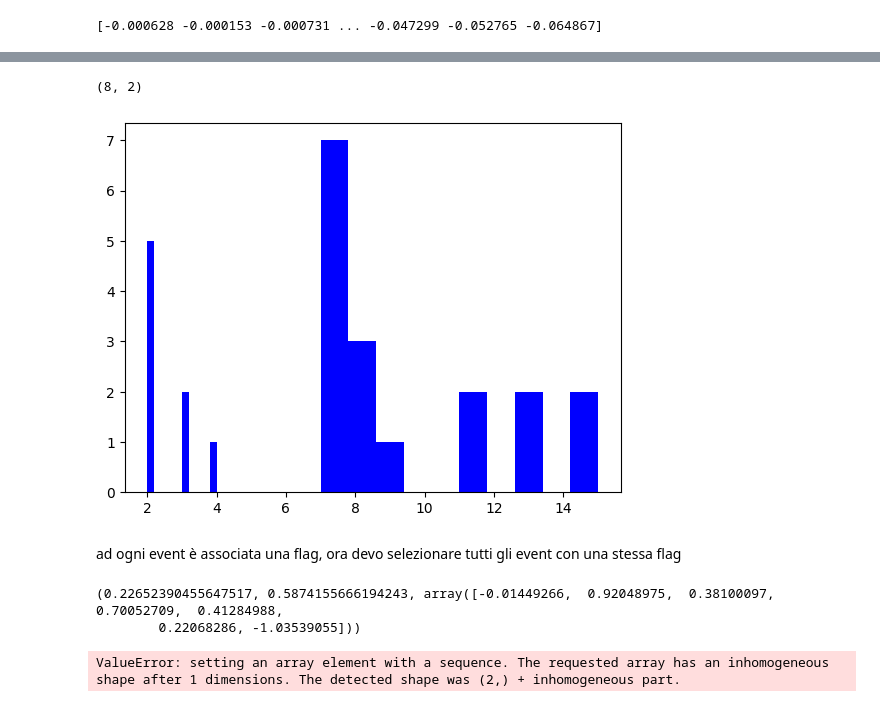
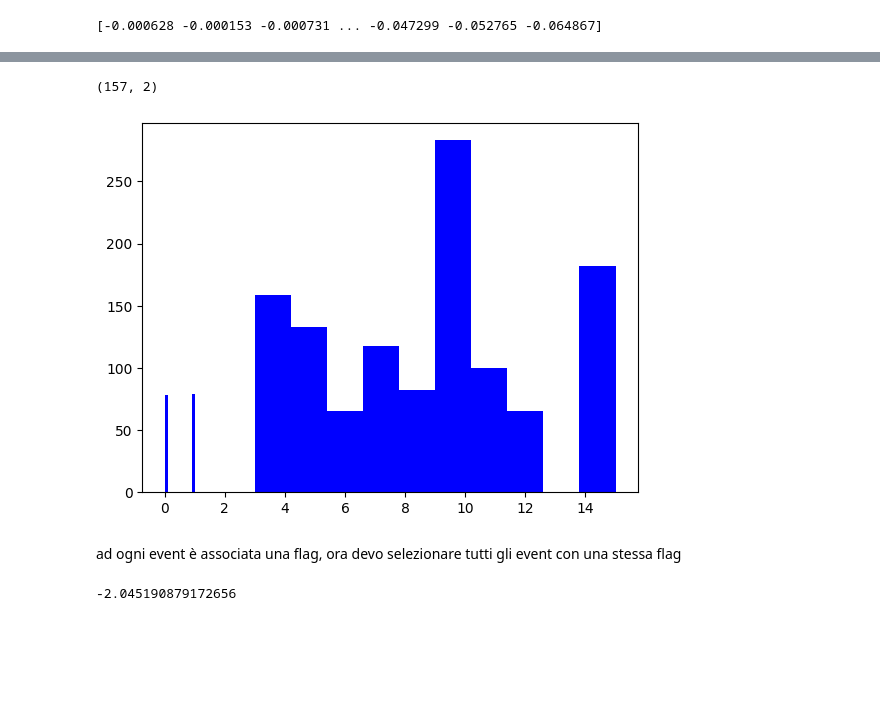
Before and after one commit to 0-DvD-0/Sfera, a Jupyter notebook: Jupyter/timing_waveforms_Co.ipynb, the cells around one changed output, grey strips where cells are left out. Drawn from its saved outputs; the diff is of its cells as text; code cells hidden in the pictures; blank space fills up the shorter version.

Commit message:
prima bozza di matrice di offset

```diff
--- a/Jupyter/timing_waveforms_Co.ipynb
+++ b/Jupyter/timing_waveforms_Co.ipynb
@@ -9,5 +11,5 @@ from sklearn.preprocessing import normalize as norm
 # %%
-FILE_PATH = "../Dati/run_chall_ortho_batch_aaAscii_0000.root" #Relative file path
+FILE_PATH = "../Dati/Run_Co_correlations_Data_5_23_2024_Ascii_0000.root" #Relative file path
 file = uproot.open(FILE_PATH)
 file["tree"].show()
 
@@ -74,17 +63,17 @@ IndexError: too many indices for array: array is 1-dimensional, but 2 were index
 # %%
 #posso controllare come un canale è accoppiato agli altri
-ch=5
+ch=2
 msk=np.where(flag[:,0]== ch)[0]
 plt.hist(flag[msk, 1],color = "blue")
 msk=np.where(flag[:,1]== ch)[0]
 plt.hist(flag[msk, 0],color="blue")
 
 print(flag[msk, :].shape)
 
 #
 # %% [output]
-(8, 2)
+(157, 2)
-[figure, old version]
+[figure, new version]
 # %% [markdown]
 ad ogni event è associata una flag, ora devo selezionare tutti gli event con una stessa flag
 # %%
@@ -132,22 +121,14 @@ def offset_matrix_filling(N_ch, flag, waveform, sampling, shiftR, shiftL, n_mean
             offset_matrix[i][j]=tmp
     return(offset_matrix)
 # %%
-sampling=0.312
+sampling=1.875
 shiftR=2
 shiftL=0
 n_mean=8
 thresh=-0.1
-print(offset_and_resolution_estimation([5,7], flag, waveform, sampling, shiftR, shiftL, n_mean, thresh))
+print(offset_and_resolution_estimation([6,7], flag, waveform, sampling, shiftR, shiftL, n_mean, thresh)[0])
 # %% [output]
-(0.22652390455647517, 0.5874155666194243, array([-0.01449266,  0.92048975,  0.38100097,  0.70052709,  0.41284988,
-        0.22068286, -1.03539055]))
+-2.045190879172656
-# %%
-idx = np.array([[1, 3], [1,2,3,4]])
-idx2 = [4,6,9,10]
-
-print(idx[idx2])
-# %% [output]
-ValueError: setting an array element with a sequence. The requested array has an inhomogeneous shape after 1 dimensions. The detected shape was (2,) + inhomogeneous part.
 # %%
 offset_matrix=offset_matrix_filling(N_ch, flag, waveform, sampling, shiftR, shiftL, n_mean, thresh)
 print(offset_matrix)
```
Also changed, not shown: parts of 9 cells of this notebook.
